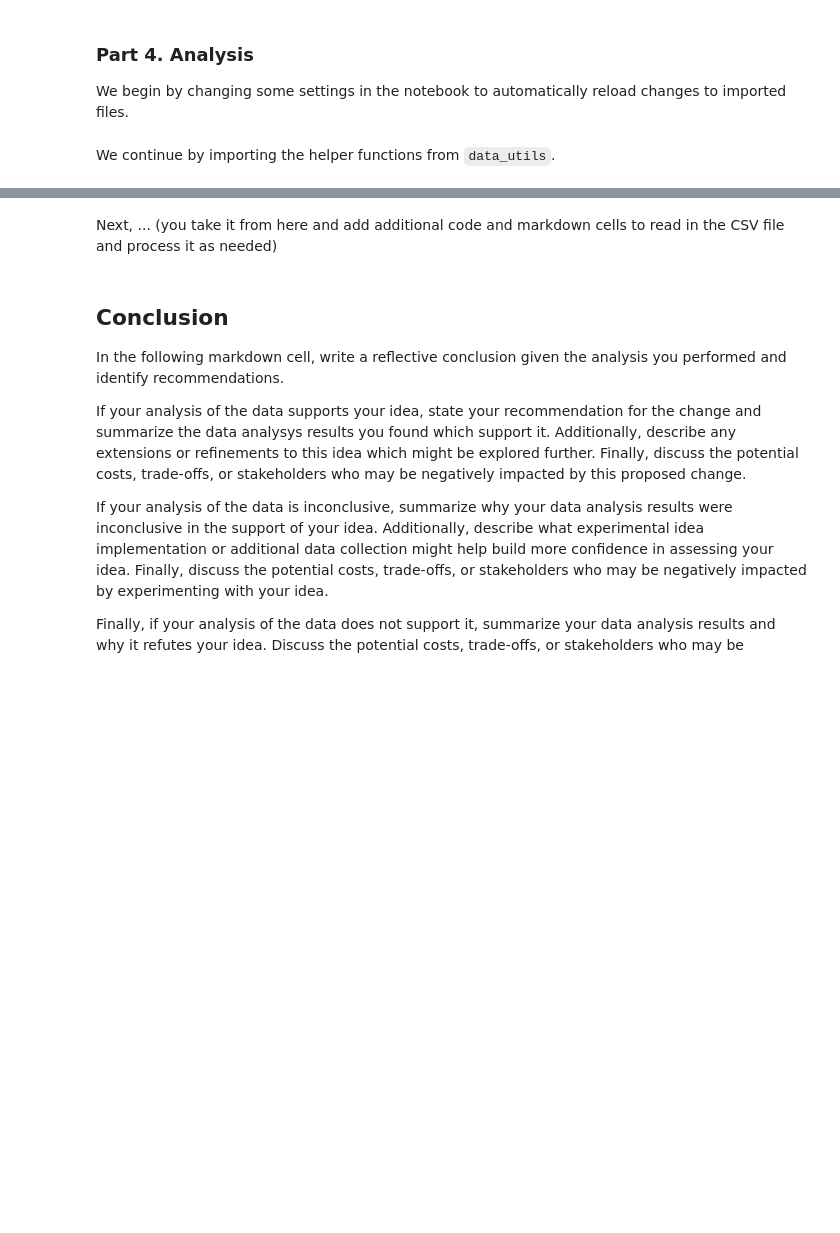
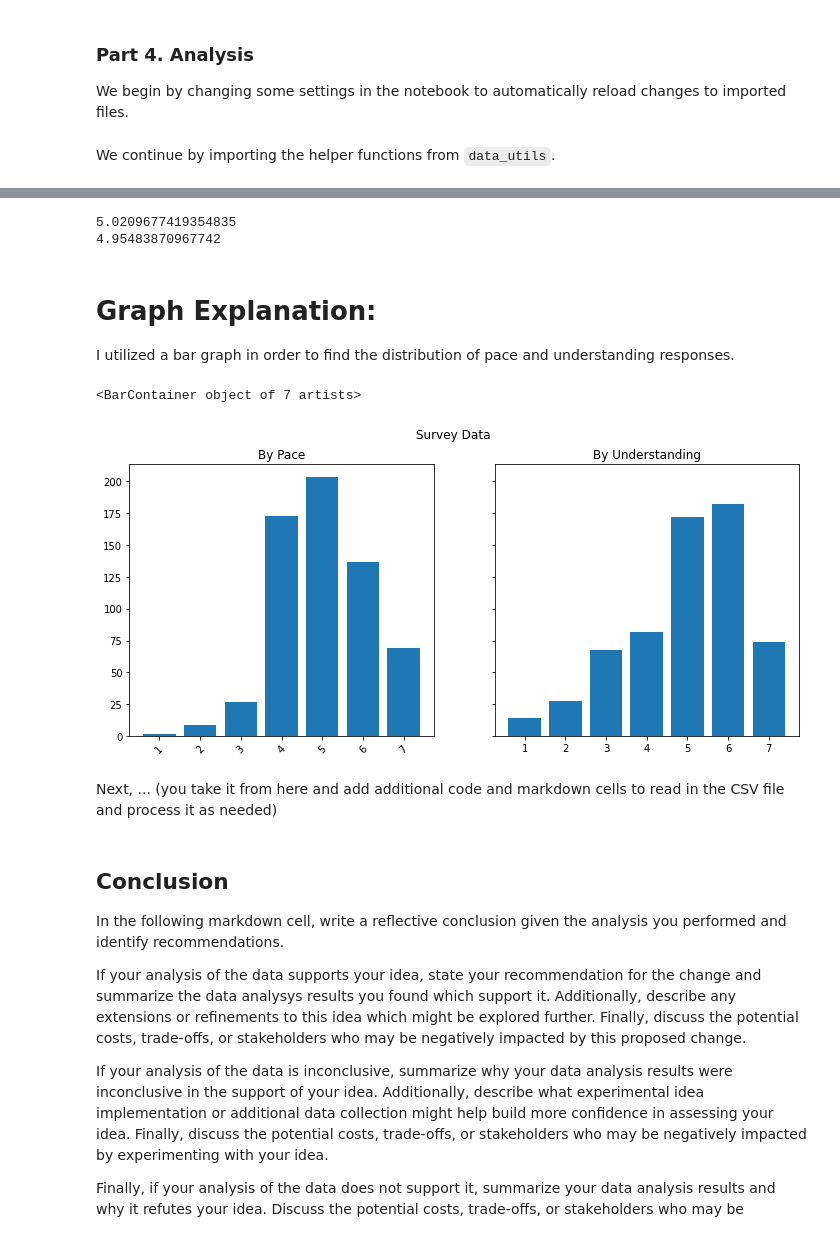
Before and after one commit to kylerein/comp110-22s-workspace, a Jupyter notebook: exercises/ex08/analysis.ipynb, the cells around one changed output, grey strips where cells are left out. Drawn from its saved outputs; the diff is of its cells as text; code cells hidden in the pictures; blank space fills up the shorter version.

```diff
--- a/exercises/ex08/analysis.ipynb
+++ b/exercises/ex08/analysis.ipynb
@@ -69,0 +72,6 @@ We continue by importing the helper functions from `data_utils`.
+# %%
+from data_utils import read_csv_rows
+
+survey_data: str = "../../data/survey.csv"
+survey_table: list[dict[str, str]] = read_csv_rows(survey_data)
+survey_table
@@ -69,0 +100,8 @@ We continue by importing the helper functions from `data_utils`.
+# %%
+from data_utils import head
+from data_utils import columnar
+
+data_rows: list[dict[str, str]] = read_csv_rows(survey_data)
+data_cols: dict[str, list[str]] = columnar(data_rows)
+pace_data: dict[str, list[str]] = head(data_cols, 10)
+pace_data
@@ -69,0 +169,6 @@ We continue by importing the helper functions from `data_utils`.
+# %%
+from data_utils import select
+
+selected_data: dict[str, list[str]] = select(data_cols, ["pace", "understanding"])
+
+tabulate(head(selected_data, 10), selected_data.keys(), "html")
@@ -69,0 +191,8 @@ We continue by importing the helper functions from `data_utils`.
+# %%
+from data_utils import count
+
+pace_counts: dict[str, int] = count(selected_data["pace"])
+print(f"pace_counts: {pace_counts}")
+
+understanding_counts: dict[str, int] = count(selected_data["understanding"])
+print(f"understanding_counts: {understanding_counts}")
@@ -70,3 +206,34 @@ We continue by importing the helper functions from `data_utils`.
+# %%
+from data_utils import average
+
+pace_avg: float = average(selected_data["pace"])
+understanding_avg: float = average(selected_data["understanding"])
+print(pace_avg)
+print(understanding_avg)
+# %% [output]
+5.0209677419354835
+4.95483870967742
+# %% [markdown]
+# Graph Explanation:
+I utilized a bar graph in order to find the distribution of pace and understanding responses.
+# %%
+from matplotlib import pyplot as plt
+import collections
+
+fig, axes = plt.subplots(1, 2, figsize=(12, 5), sharey=True)
+fig.suptitle("Survey Data")
+
+axes[0].set_title("By Pace")
+sorted_pace_counts: dict[int, int] = {1: pace_counts['1'], 2: pace_counts['2'], 3: pace_counts['3'], 4: pace_counts['4'], 5: pace_counts['5'], 6: pace_counts['6'], 7: pace_counts['7']}
+axes[0].bar(sorted_pace_counts.keys(), sorted_pace_counts.values())
+axes[0].tick_params(axis='x', labelrotation = 45)
+
+axes[1].set_title("By Understanding")
+sorted_understanding_counts: dict[int, int] = {1: understanding_counts['1'], 2: understanding_counts['2'], 3: understanding_counts['3'], 4: understanding_counts['4'], 5: understanding_counts['5'], 6: understanding_counts['6'], 7: understanding_counts['7']}
+axes[1].bar(sorted_understanding_counts.keys(), sorted_understanding_counts.values())
+# %% [output]
+<BarContainer object of 7 artists>
+[figure, added]
 # %% [markdown]
 Next, ... (you take it from here and add additional code and markdown cells to read in the CSV file and process it as needed)
 # %%
```
Also changed, not shown: parts of 17 cells of this notebook, 4 other files.
